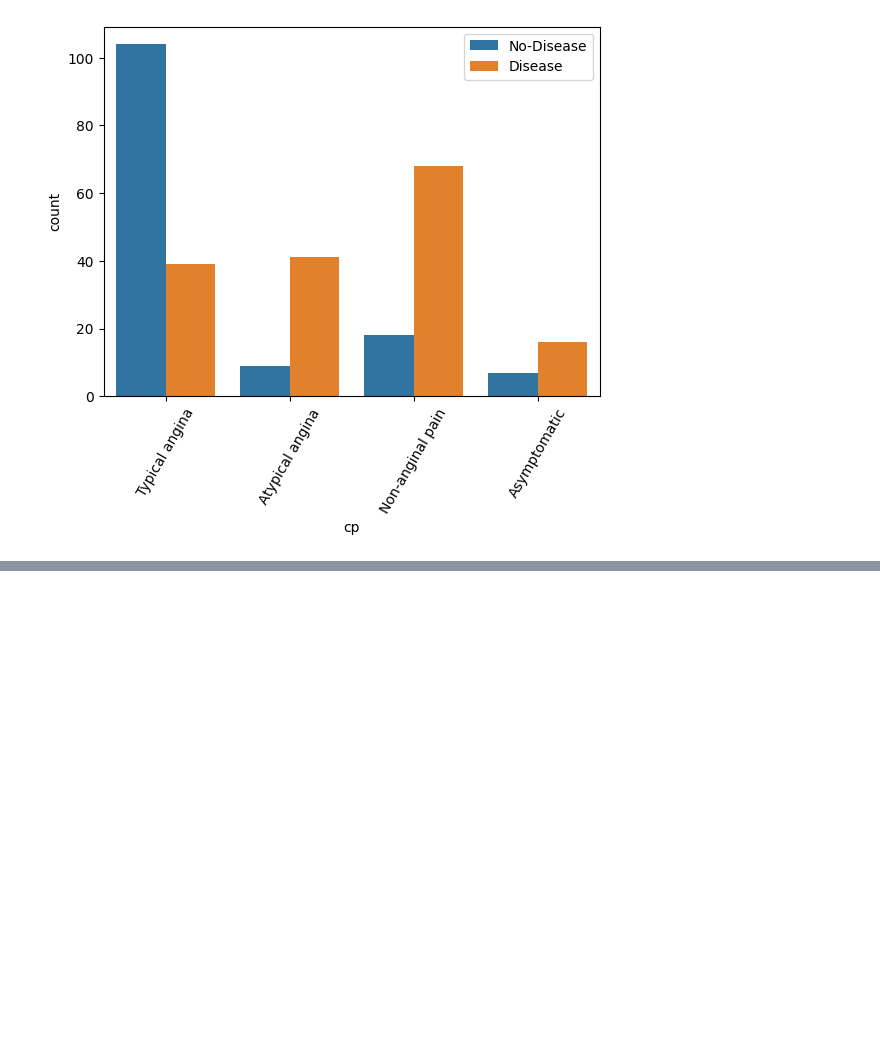
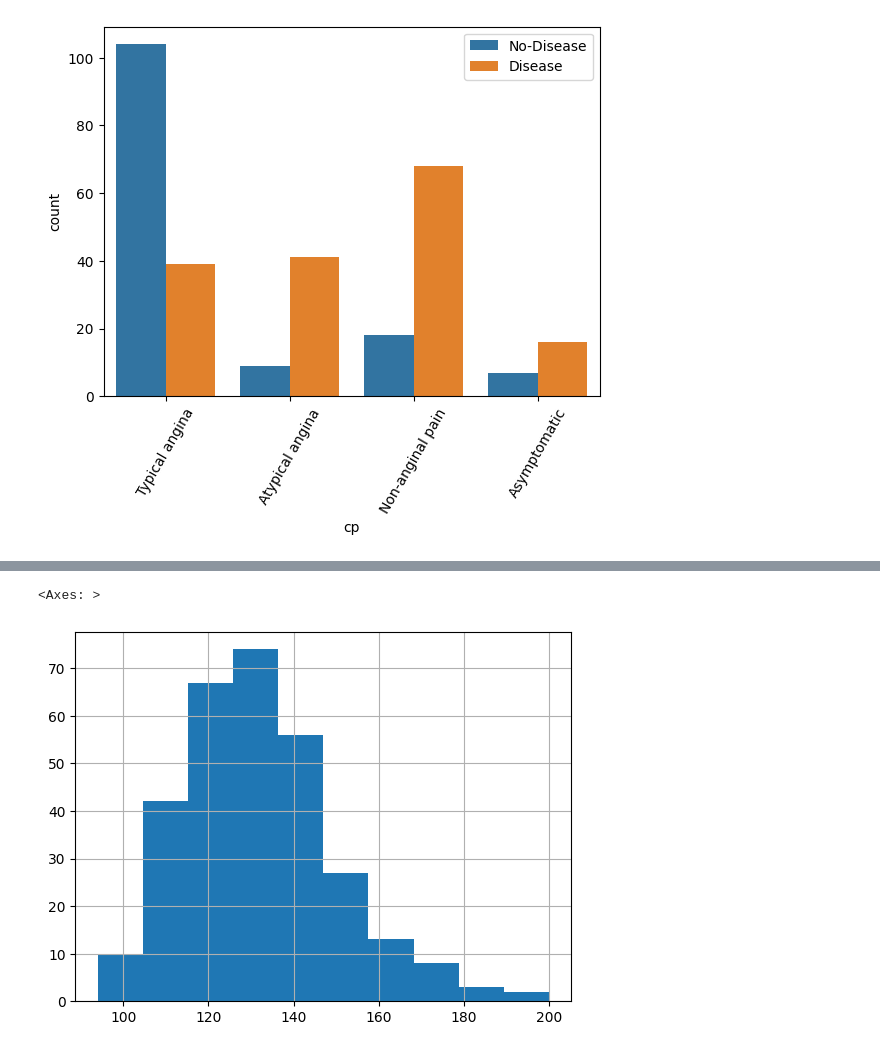
Before and after one commit to yash66gupta/Heart-disease-analysis, a Jupyter notebook: Heart_disease_data_analysis.ipynb, the cells around one changed output, grey strips where cells are left out. Cells and saved outputs as stored; diff of their text form; code cells hidden in the pictures; blank space fills up the shorter version.

```diff
--- a/Heart_disease_data_analysis.ipynb
+++ b/Heart_disease_data_analysis.ipynb
@@ -174,0 +182,5 @@ plt.show()
+# %%
+df1['trestbps'].hist()
+# %% [output]
+<Axes: >
+[figure, added]
```
Also changed, not shown: parts of 3 cells of this notebook.
